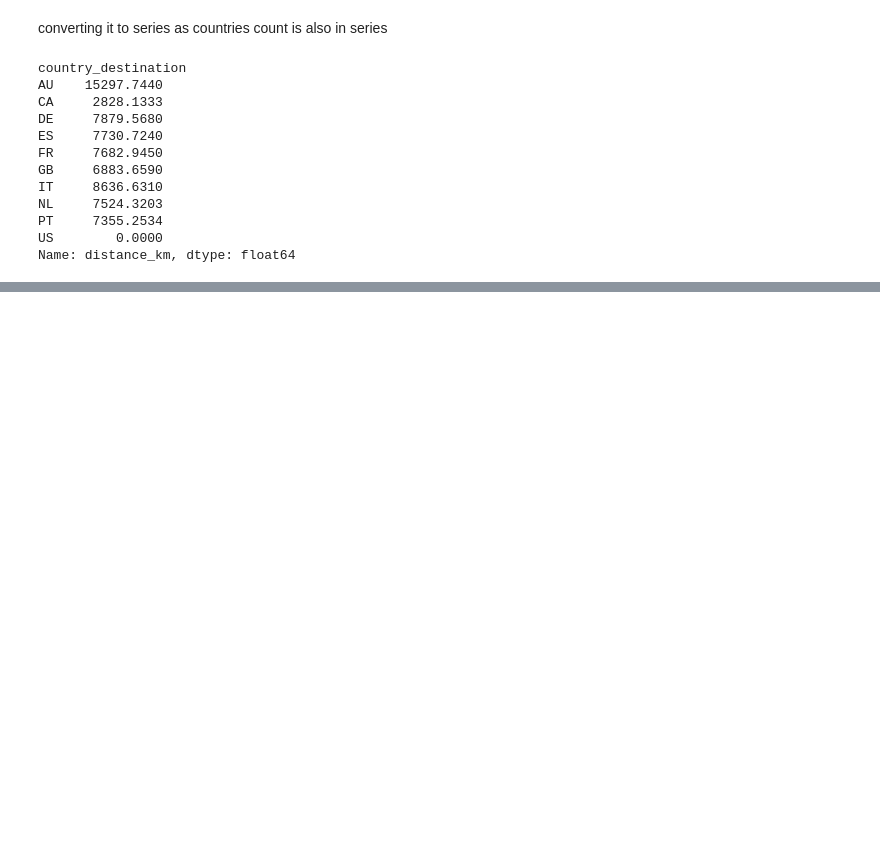
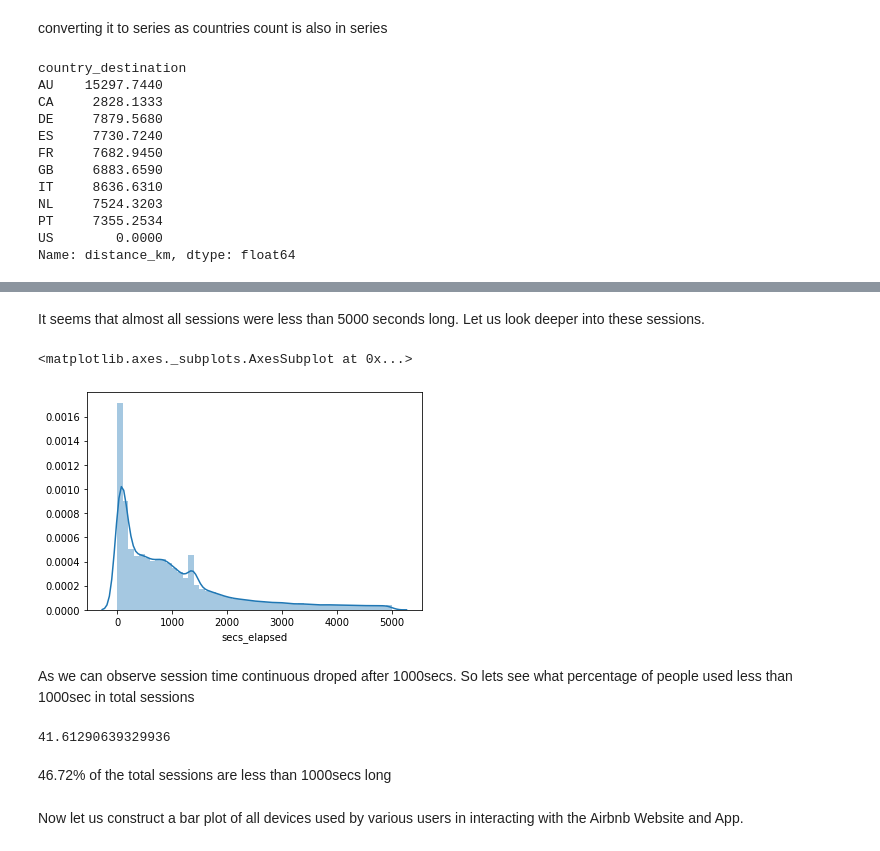
Before and after one commit to vkgithub1556/AirbnbProject, a Jupyter notebook: airbnb.ipynb, the cells around one changed output, grey strips where cells are left out. Drawn from its saved outputs; the diff is of its cells as text; code cells hidden in the pictures; blank space fills up the shorter version.

```diff
--- a/airbnb.ipynb
+++ b/airbnb.ipynb
@@ -664,0 +715,17 @@ There is a strong **negative correlation of -0.65**. People overwhelmingly prefe
+# %% [markdown]
+It seems that almost all sessions were less than 5000 seconds long. Let us look deeper into these sessions.
+# %%
+sns.distplot(sessions[sessions['secs_elapsed']<5000]['secs_elapsed'])
+# %% [output]
+<matplotlib.axes._subplots.AxesSubplot at 0x...>
+[figure, added]
+# %% [markdown]
+As we can observe session time continuous droped after 1000secs. So lets see what percentage of people used less than 1000sec in total sessions
+# %%
+len(sessions[sessions['secs_elapsed']<1000]['secs_elapsed'])/(len(sessions['secs_elapsed']))*100
+# %% [output]
+41.61290639329936
+# %% [markdown]
+46.72% of the total sessions are less than 1000secs long
+# %% [markdown]
+Now let us construct a bar plot of all devices used by various users in interacting with the Airbnb Website and App.
```
Also changed, not shown: parts of 123 cells of this notebook.
